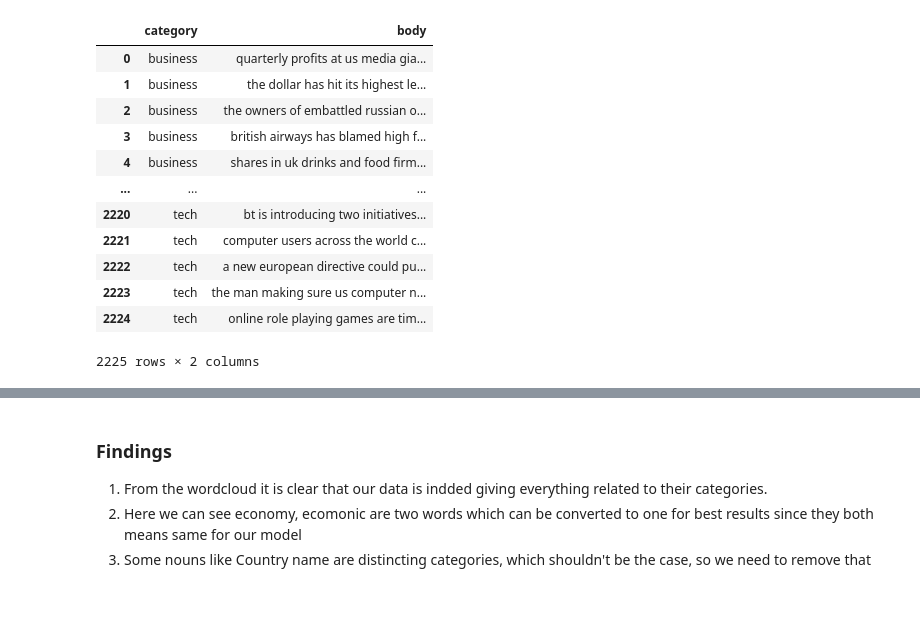
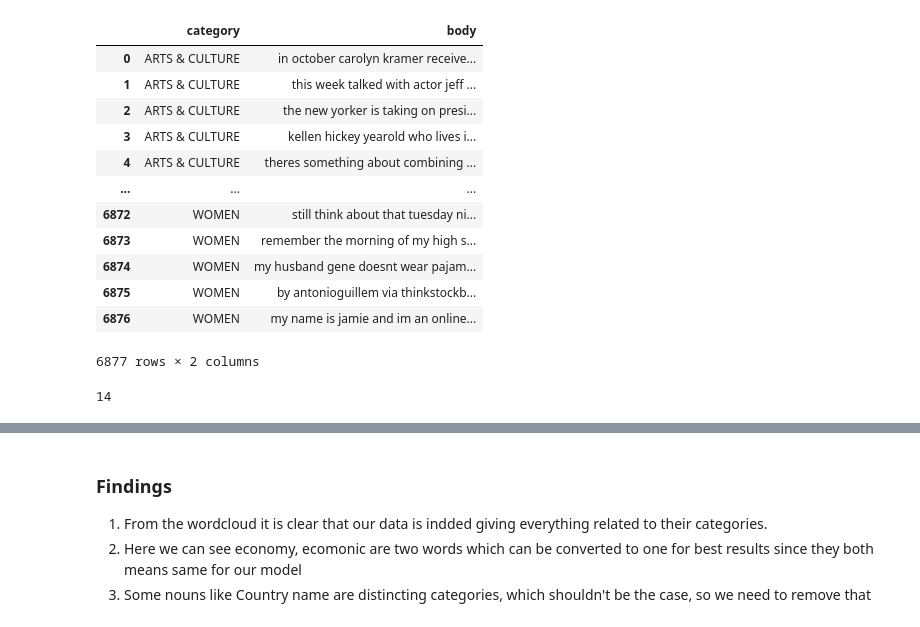
Before and after one commit to TimilsinaBimal/News-Article-Classifier, a Jupyter notebook: notebooks/[ArticleCategorization]_EDA.ipynb, the cells around one changed output, grey strips where cells are left out. Cells and saved outputs as stored; diff of their text form; code cells hidden in the pictures.

```diff
--- a/notebooks/[ArticleCategorization]_EDA.ipynb
+++ b/notebooks/[ArticleCategorization]_EDA.ipynb
@@ -10,23 +11,27 @@ data_dtm = pd.read_pickle("data/preprocessed/data_dtm.pkl")
 # %%
-data_clean = pd.read_csv("data/preprocessed/corpus.csv")
+data_clean = pd.read_csv("../data/preprocessed/corpus.csv")
 data_clean.drop("title", axis=1, inplace=True)
 data_clean
 # %% [output]
 |  | category | body |
-| 0 | business | quarterly profits at us media gia... |
-| 1 | business | the dollar has hit its highest le... |
-| 2 | business | the owners of embattled russian o... |
-| 3 | business | british airways has blamed high f... |
-| 4 | business | shares in uk drinks and food firm... |
+| 0 | ARTS & CULTURE | in october carolyn kramer receive... |
+| 1 | ARTS & CULTURE | this week talked with actor jeff ... |
+| 2 | ARTS & CULTURE | the new yorker is taking on presi... |
+| 3 | ARTS & CULTURE | kellen hickey yearold who lives i... |
+| 4 | ARTS & CULTURE | theres something about combining ... |
 | ... | ... | ... |
-| 2220 | tech | bt is introducing two initiatives... |
-| 2221 | tech | computer users across the world c... |
-| 2222 | tech | a new european directive could pu... |
-| 2223 | tech | the man making sure us computer n... |
-| 2224 | tech | online role playing games are tim... |
+| 6872 | WOMEN | still think about that tuesday ni... |
+| 6873 | WOMEN | remember the morning of my high s... |
+| 6874 | WOMEN | my husband gene doesnt wear pajam... |
+| 6875 | WOMEN | by antonioguillem via thinkstockb... |
+| 6876 | WOMEN | my name is jamie and im an online... |
-2225 rows × 2 columns
+6877 rows × 2 columns
 # %%
 data_dtm = data_dtm.transpose()
+# %%
+len(data_clean.category.unique())
+# %% [output]
+14
 # %%
 data_dtm
 # %% [output]
```
Also changed, not shown: parts of 24 cells of this notebook.
